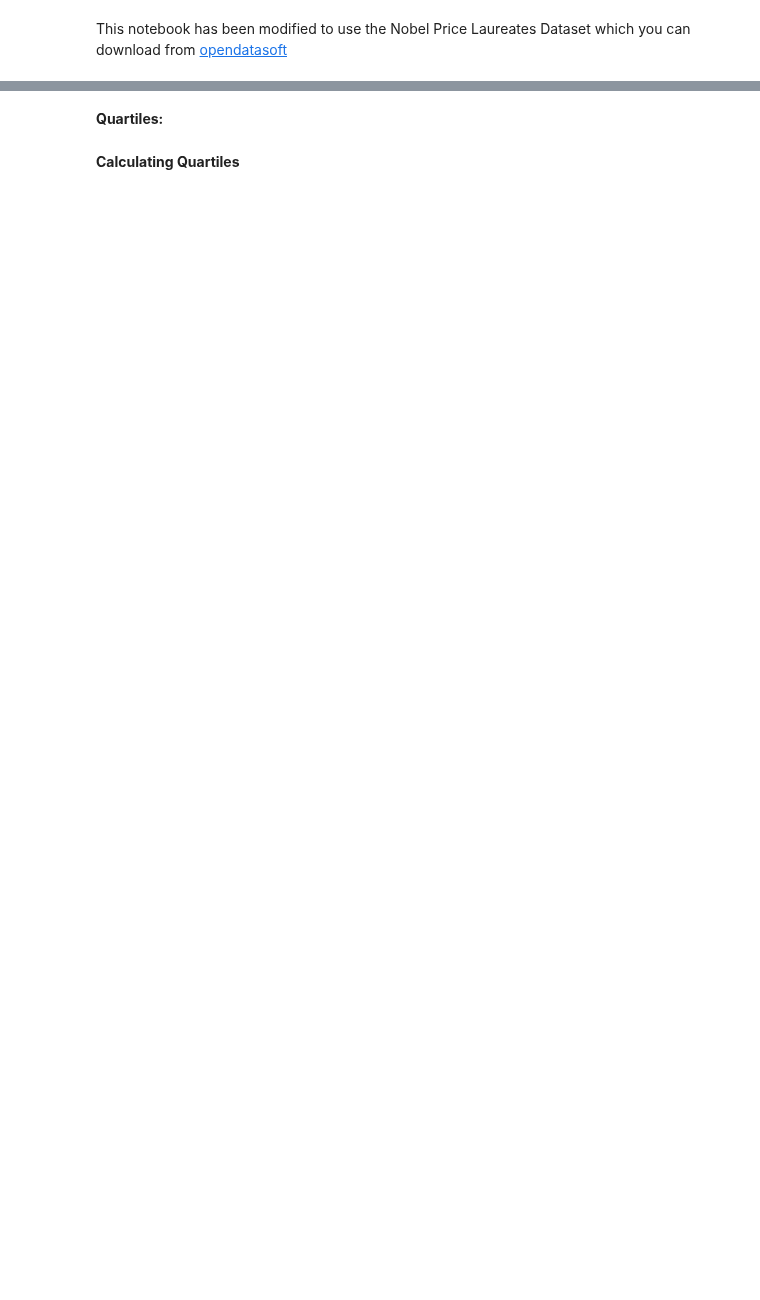
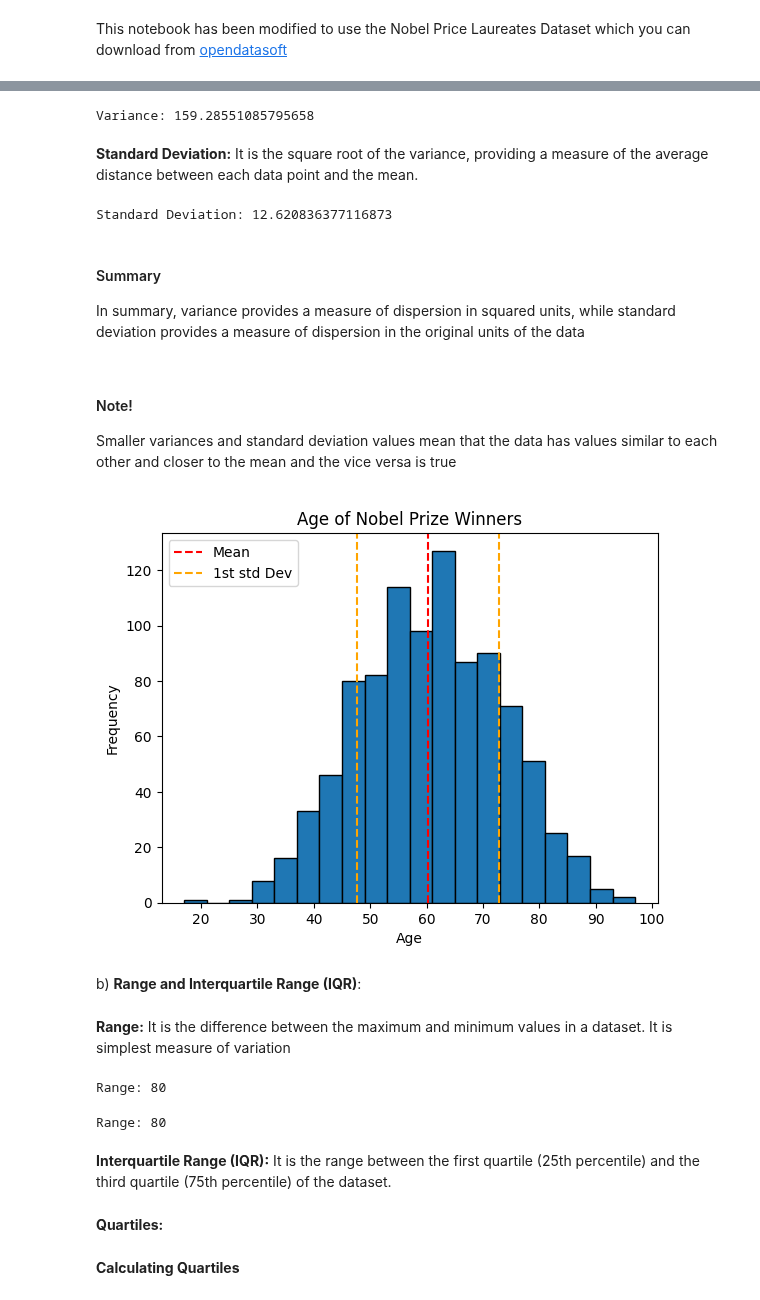
Before and after one commit to dataideaorg/dataidea-science, a Jupyter notebook: nbs/Python-Data-Analysis/Week5-Statistics/51_descriptive_statistics.ipynb, the cells around one changed output, grey strips where cells are left out. Cells and saved outputs as stored; diff of their text form; code cells hidden in the pictures; blank space fills up the shorter version.

```diff
--- a/nbs/Python-Data-Analysis/Week5-Statistics/51_descriptive_statistics.ipynb
+++ b/nbs/Python-Data-Analysis/Week5-Statistics/51_descriptive_statistics.ipynb
@@ -187,0 +86,3 @@ plt.show()
+# %%
+mean_value = np.mean(data.age)
+print("Mean:", mean_value)
@@ -188,3 +119,57 @@ plt.show()
+# %%
+# how to implement the variance and standard deviation using numpy
+variance_value = np.var(data.age)
+print("Variance:", variance_value)
+# %% [output]
+Variance: 159.28551085795658
+# %% [markdown]
+<i class="bi bi-cursor"></i> **Standard Deviation:** It is the square root of the variance, providing a measure of the average distance between each data point and the mean.
+# %%
+std_deviation_value = np.std(data.age)
+print("Standard Deviation:", std_deviation_value)
+# %% [output]
+Standard Deviation: 12.620836377116873
+# %% [markdown]
+<!-- Alert -->
+<div class="alert text-white rounded"><h4><i class="bi bi-info-circle-fill"></i> Summary</h4><p>In summary, variance provides a measure of dispersion in squared units, while standard deviation provides a measure of dispersion in the original units of the data</p></div>
+# %% [markdown]
+<!-- Alert -->
+<div class="alert text-white rounded"><h4><i class="bi bi-info-circle-fill"></i> Note!</h4><p>Smaller variances and standard deviation values mean that the data has values similar to each other and closer to the mean and the vice versa is true</p></div>
+# %%
+plt.hist(x=data.age, bins=20, edgecolor='black')
+# add standard deviation lines
+plt.axvline(mean_value, color='red', linestyle='--', label='Mean')
+plt.axvline(mean_value+std_deviation_value, color='orange', linestyle='--', label='1st std Dev')
+plt.axvline(mean_value-std_deviation_value, color='orange', linestyle='--')
+plt.title('Age of Nobel Prize Winners')
+plt.ylabel('Frequency')
+plt.xlabel('Age')
+# Adjust the position of the legend
+plt.legend(loc='upper left')
+
+plt.show()
+# %% [output]
+[figure, added]
+# %% [markdown]
+b) **Range and Interquartile Range (IQR)**:
+# %% [markdown]
+<i class="bi bi-cursor"></i> **Range:** It is the difference between the maximum and minimum values in a dataset. It is simplest measure of variation
+# %%
+# One way to obtain range
+min_age = min(data.age)
+max_age = max(data.age)
+age_range = max_age - min_age
+print('Range:', age_range)
+# %% [output]
+Range: 80
+# %%
+# Calculating the range using numpy
+range_value = np.ptp(data.age)
+print("Range:", range_value)
+# %% [output]
+Range: 80
+# %% [markdown]
+<i class="bi bi-cursor"></i> **Interquartile Range (IQR):** It is the range between the first quartile (25th percentile) and the third quartile (75th percentile) of the dataset.
 # %% [markdown]
 **Quartiles:**
 # %% [markdown]
```
Also changed, not shown: parts of 68 cells of this notebook, 8 other files.
